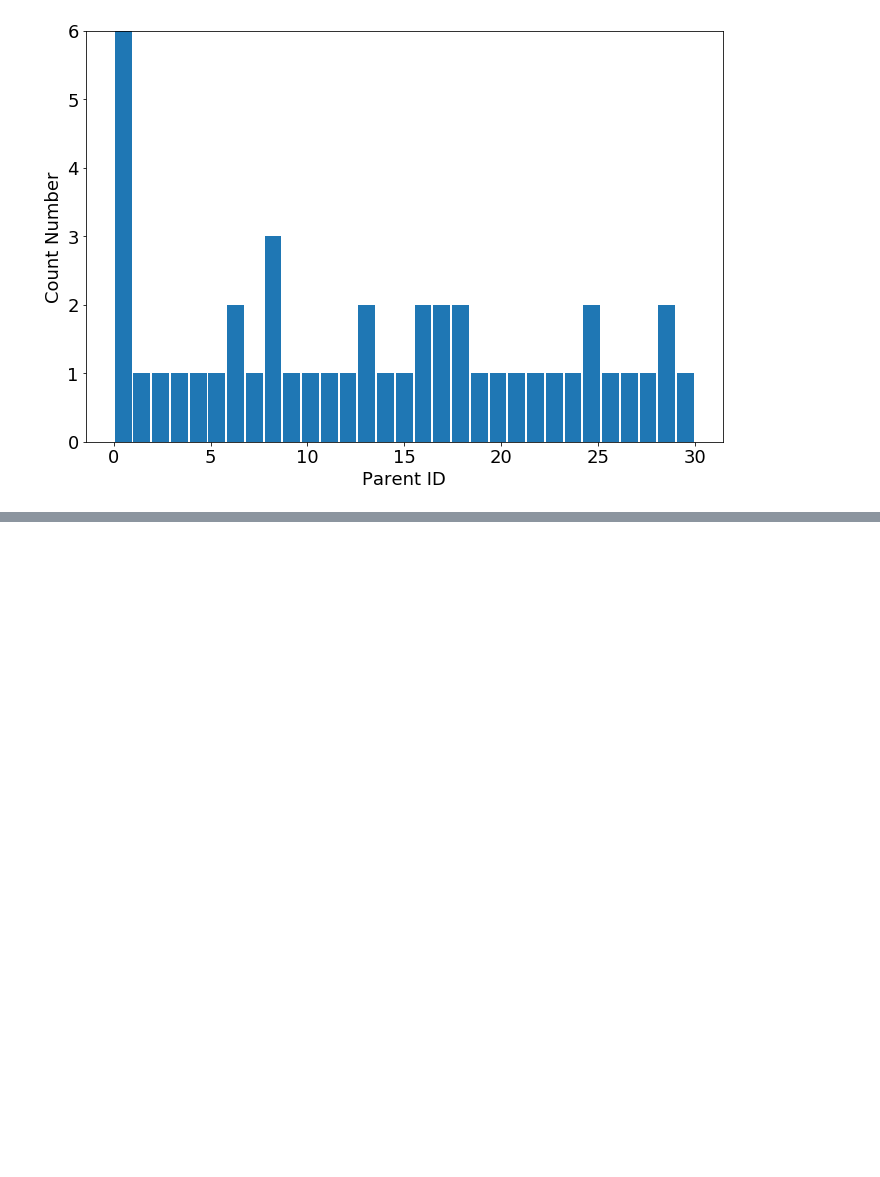
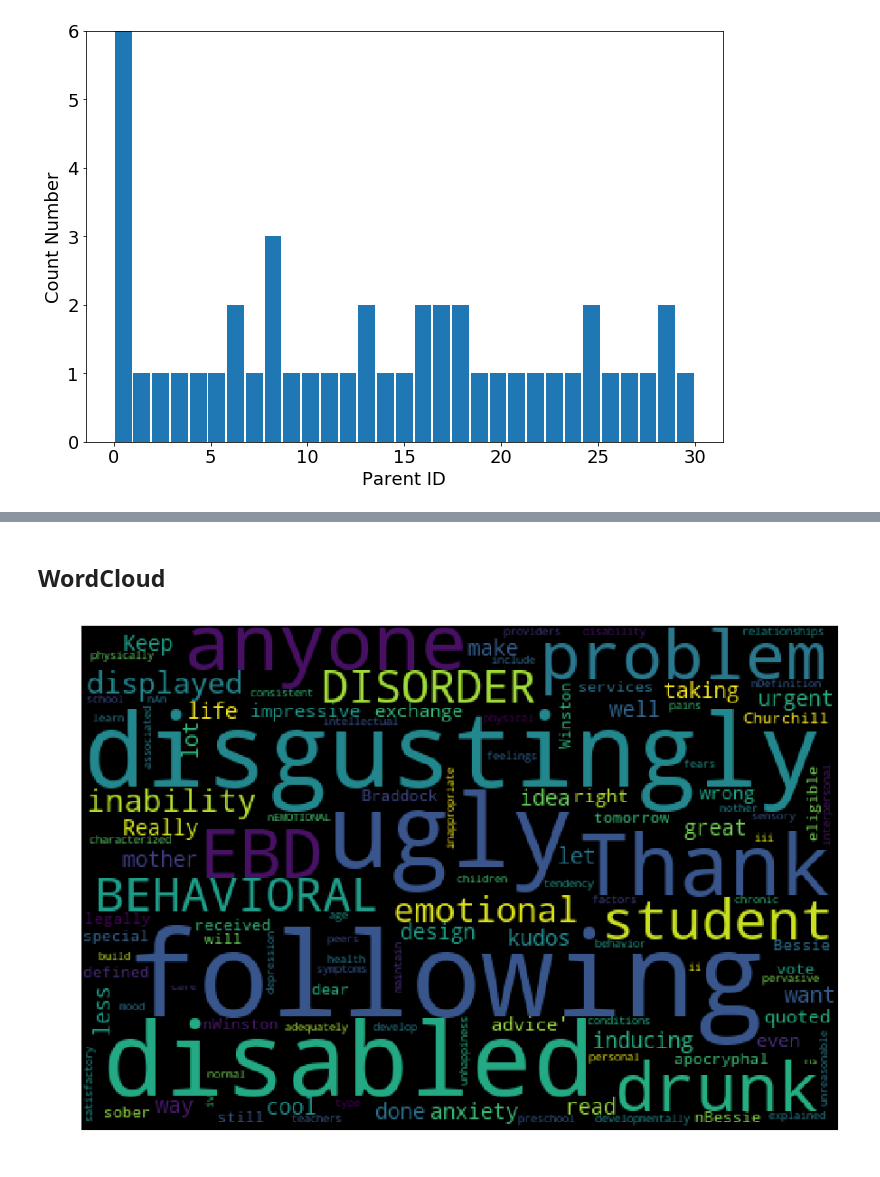
Before and after one commit to KenkenGoda/Jigsaw, a Jupyter notebook: notebook/jigsaw.ipynb, the cells around one changed output, grey strips where cells are left out. Cells and saved outputs as stored; diff of their text form; code cells hidden in the pictures; blank space fills up the shorter version.

Commit message:
add WordCloud

```diff
--- a/notebook/jigsaw.ipynb
+++ b/notebook/jigsaw.ipynb
@@ -226,0 +441,6 @@ Figure(nrows=100).parent_histogram()
+# %% [markdown]
+## WordCloud
+# %%
+Figure(nrows=None, drop=True).wordcloud()
+# %% [output]
+[figure, added]
```
Also changed, not shown: parts of 26 cells of this notebook.
